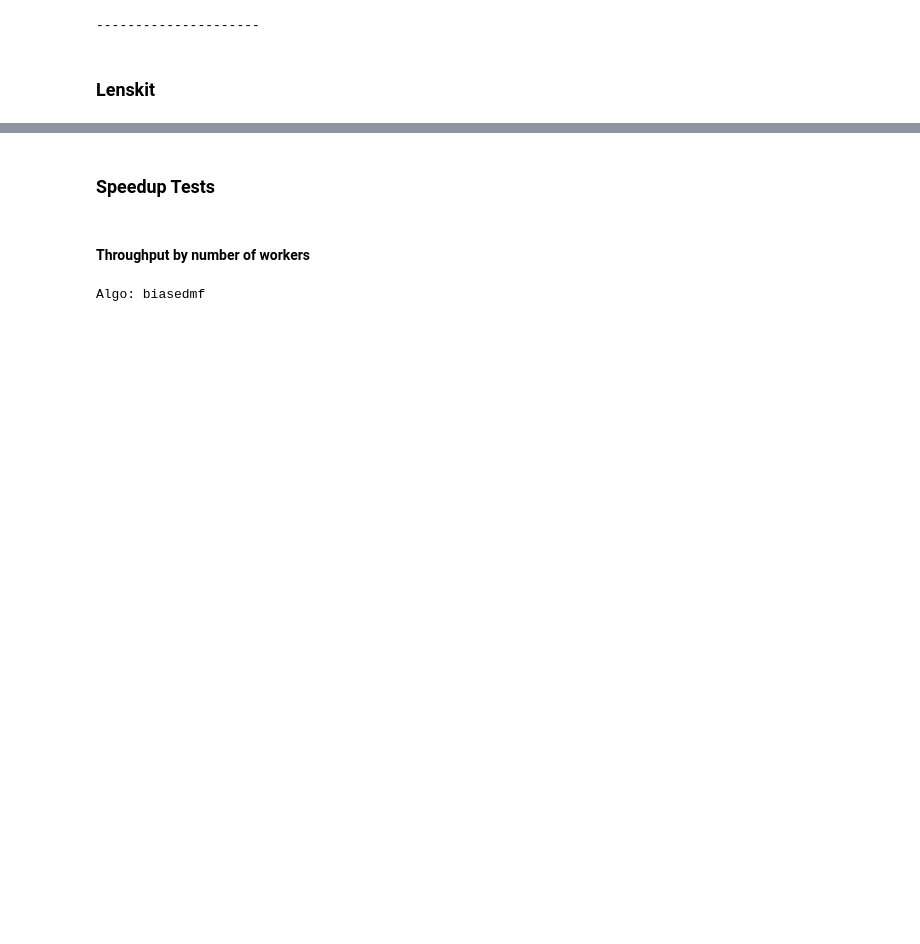
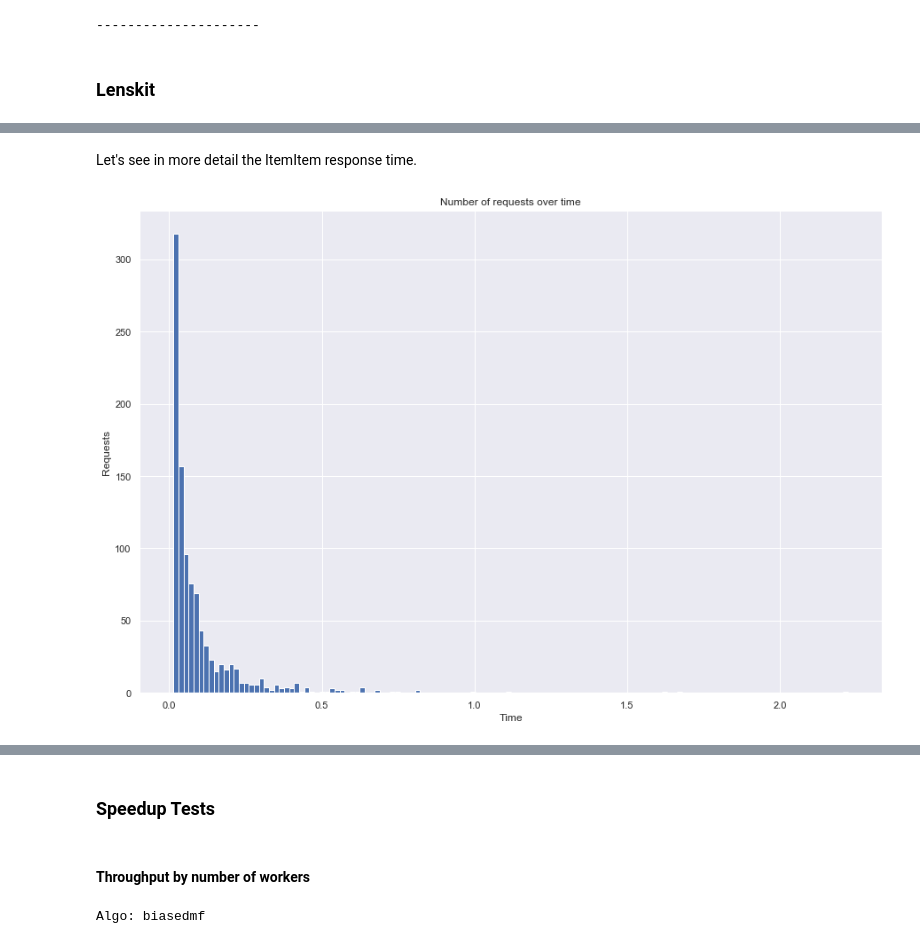
Before and after one commit to lenskit/lk-rec-server, a Jupyter notebook: doc/performance.ipynb, the cells around one changed output, grey strips where cells are left out. Cells and saved outputs as stored; diff of their text form; code cells hidden in the pictures; blank space fills up the shorter version.

```diff
--- a/doc/performance.ipynb
+++ b/doc/performance.ipynb
@@ -230,0 +285,7 @@ Mean response time: 1.297
+# %% [markdown]
+Let's see in more detail the ItemItem response time.
+# %%
+file_name = f'lkpy_itemitem_num_req_{num_requests}.pickle'
+hist_numbers(file_name)
+# %% [output]
+[figure, added]
```
Also changed, not shown: parts of 14 cells of this notebook, 10 other files.
